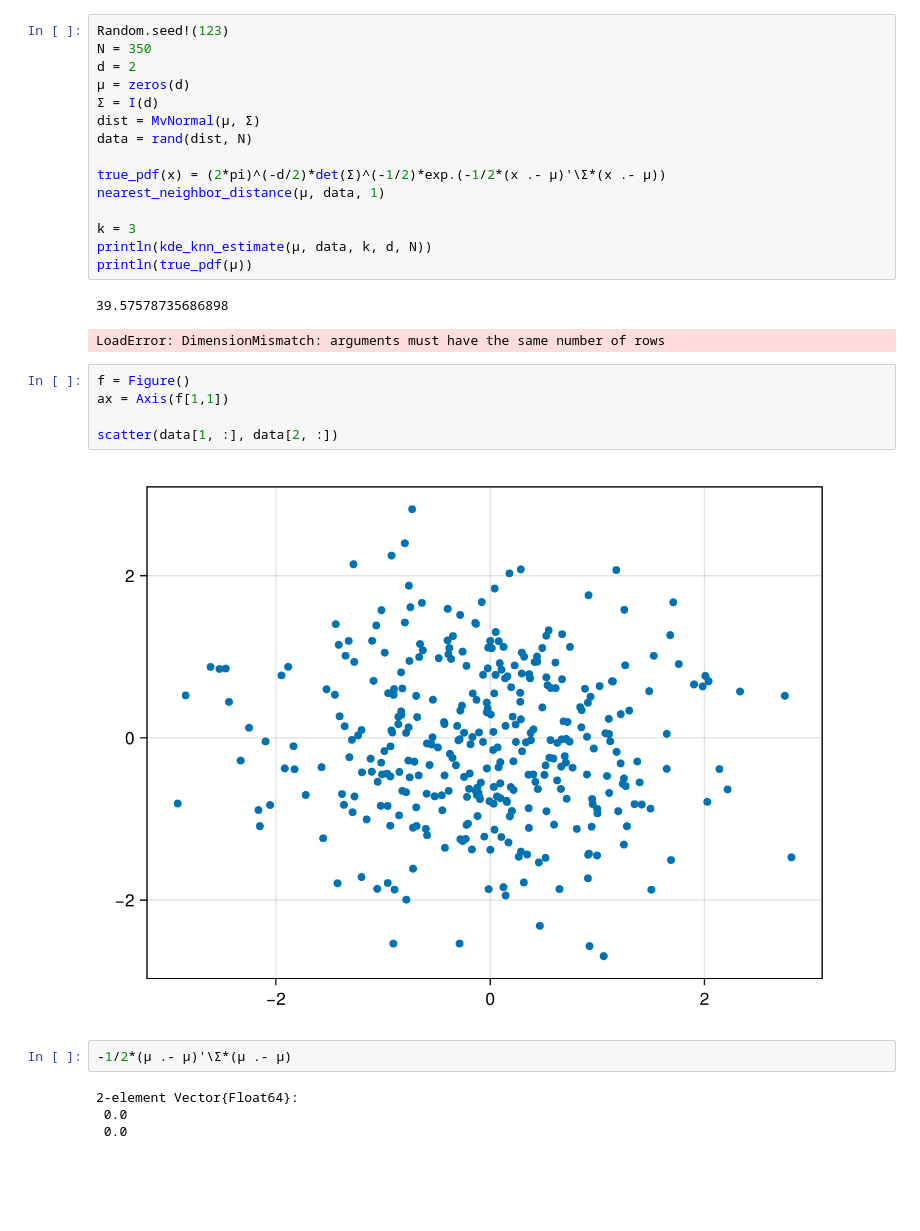
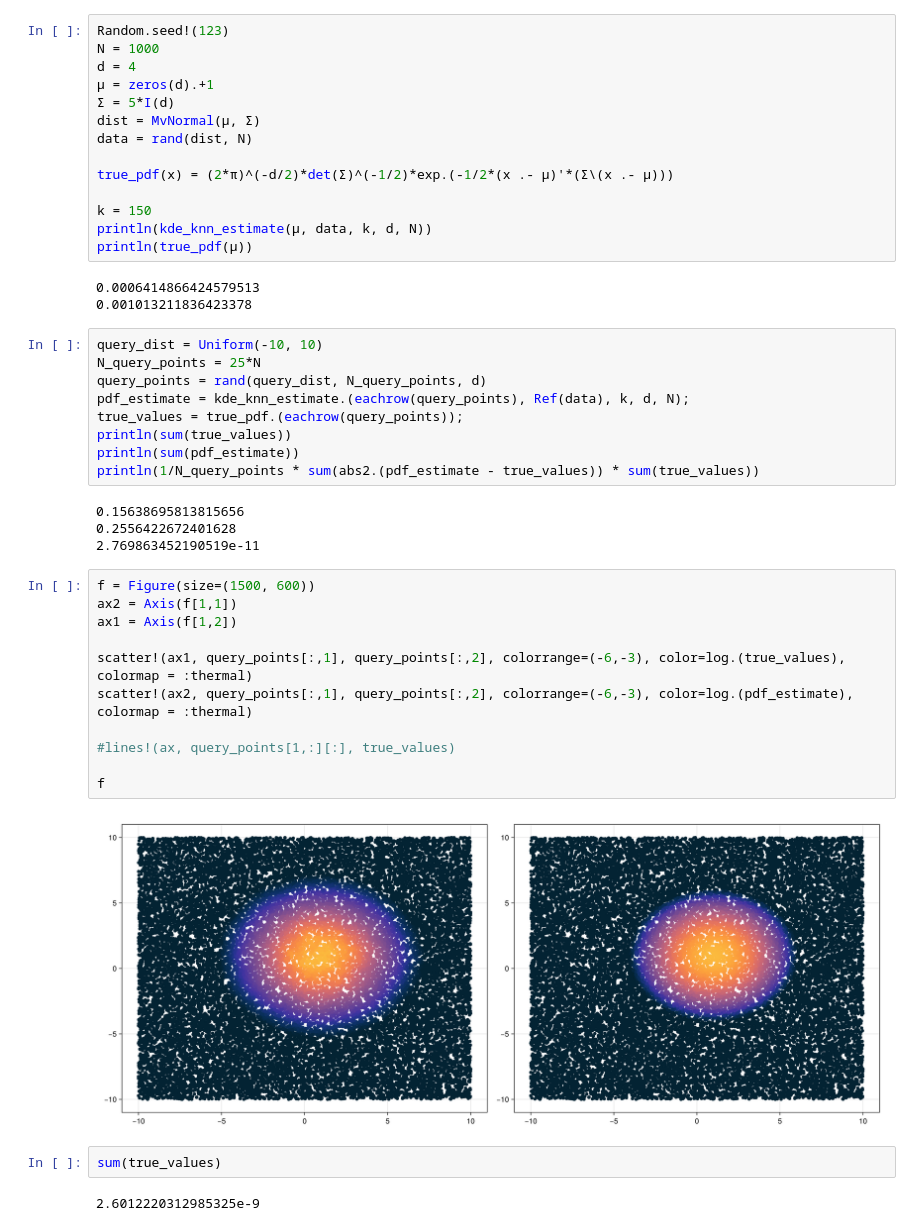
Before and after one commit to ndefilippis/Variable-Kernel-Density-Estimation-Math-Stats-Final-Project-, a Jupyter notebook: VariableKDE.ipynb, the cells around one changed output. Drawn from its saved outputs; the diff is of its cells as text; blank space fills up the shorter version.

Commit message:
Generalize KDE estimate to multivariate case

```diff
--- a/VariableKDE.ipynb
+++ b/VariableKDE.ipynb
@@ -26,32 +29,48 @@ end
 kde_knn_estimate (generic function with 1 method)
 # %%
 Random.seed!(123)
-N = 350
-d = 2
-μ = zeros(d)
-Σ = I(d)
+N = 1000
+d = 4
+μ = zeros(d).+1
+Σ = 5*I(d)
 dist = MvNormal(μ, Σ)
 data = rand(dist, N)
 
-true_pdf(x) = (2*pi)^(-d/2)*det(Σ)^(-1/2)*exp.(-1/2*(x .- μ)'\Σ*(x .- μ))
-nearest_neighbor_distance(μ, data, 1)
+true_pdf(x) = (2*π)^(-d/2)*det(Σ)^(-1/2)*exp.(-1/2*(x .- μ)'*(Σ\(x .- μ)))
 
-k = 3
+k = 150
 println(kde_knn_estimate(μ, data, k, d, N))
 println(true_pdf(μ))
 # %% [output]
-39.57578735686898
+0.0006414866424579513
+0.001013211836423378
-LoadError: DimensionMismatch: arguments must have the same number of rows
+# %%
+query_dist = Uniform(-10, 10)
+N_query_points = 25*N
+query_points = rand(query_dist, N_query_points, d)
+pdf_estimate = kde_knn_estimate.(eachrow(query_points), Ref(data), k, d, N);
+true_values = true_pdf.(eachrow(query_points));
+println(sum(true_values))
+println(sum(pdf_estimate))
+println(1/N_query_points * sum(abs2.(pdf_estimate - true_values)) * sum(true_values))
+# %% [output]
+0.15638695813815656
+0.2556422672401628
+2.769863452190519e-11
 # %%
-f = Figure()
-ax = Axis(f[1,1])
+f = Figure(size=(1500, 600))
+ax2 = Axis(f[1,1])
+ax1 = Axis(f[1,2])
 
-scatter(data[1, :], data[2, :])
+scatter!(ax1, query_points[:,1], query_points[:,2], colorrange=(-6,-3), color=log.(true_values), colormap = :thermal)
+scatter!(ax2, query_points[:,1], query_points[:,2], colorrange=(-6,-3), color=log.(pdf_estimate), colormap = :thermal)
+
+#lines!(ax, query_points[1,:][:], true_values)
+
+f
 # %% [output]
-[figure, old version]
+[figure, new version]
-# %%
--1/2*(μ .- μ)'\Σ*(μ .- μ)
-# %% [output]
-2-element Vector{Float64}:
- 0.0
- 0.0
+# %%
+sum(true_values)
+# %% [output]
+2.6012220312985325e-9
```
Also changed, not shown: parts of 3 cells of this notebook, 2 other files.
